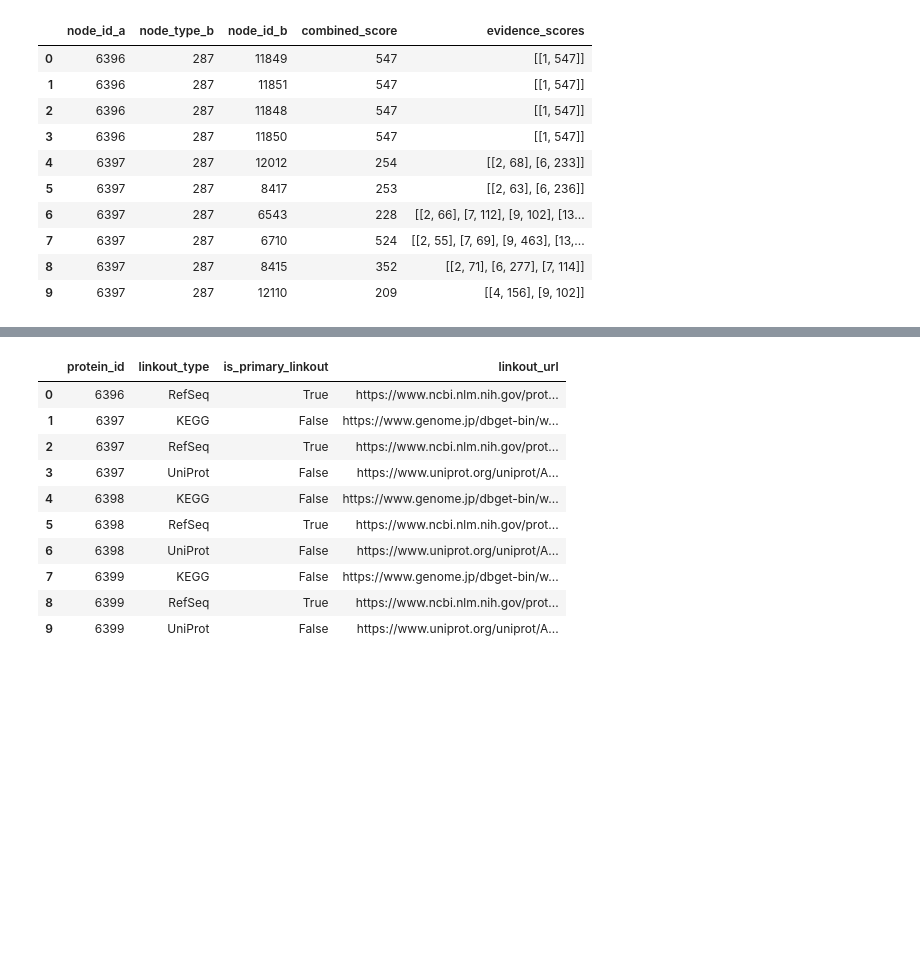
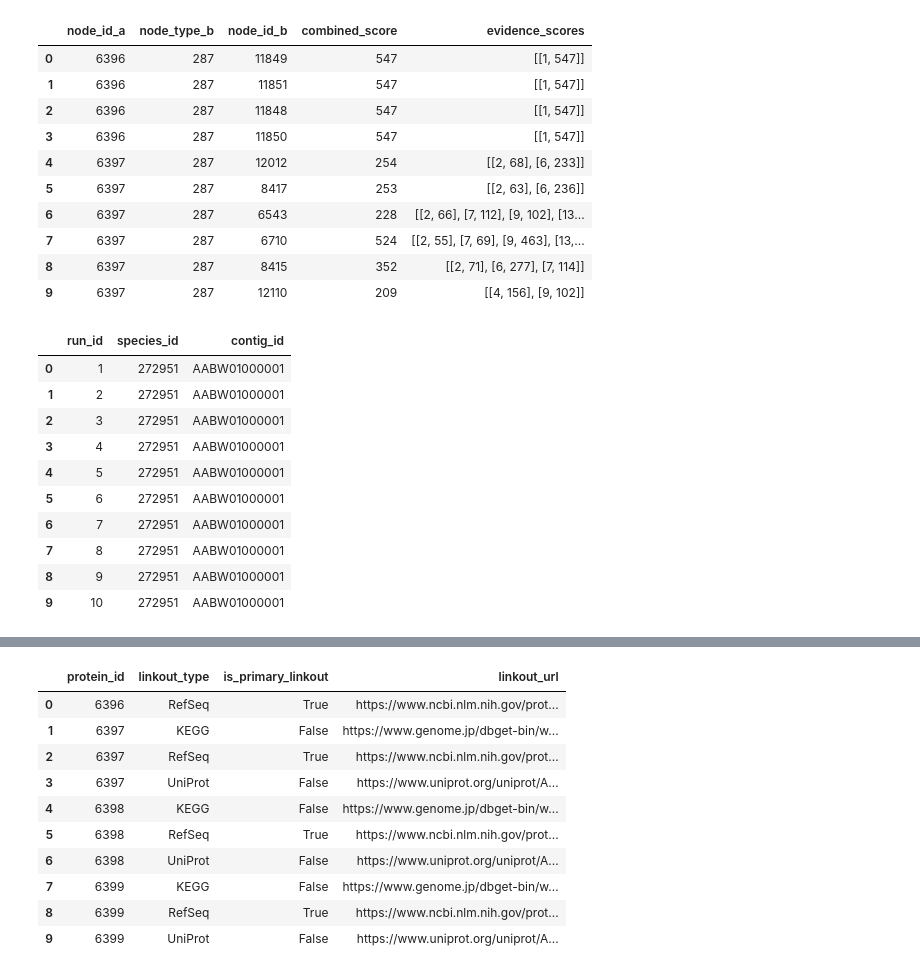
Before and after one commit to ahnty0122/Bioinfomatics, a Jupyter notebook: Pathway_analysis/PostgreSQL_connect.ipynb, the cells around one changed output, grey strips where cells are left out. Saved outputs shown, nothing was run; the diff lists cells and outputs as text; code cells hidden in the pictures; blank space fills up the shorter version.

```diff
--- a/PostgreSQL_connect.ipynb
+++ b/Pathway_analysis/PostgreSQL_connect.ipynb
@@ -221,3 +222,22 @@ my_df
 | 9 | 6397 | 287 | 12110 | 209 | [[4, 156], [9, 102]] |
 # %%
 #################################################### schema: items
+# %%
+# runs
+cur.execute("SELECT * FROM items.runs limit 10;")
+result = cur.fetchall()
+my_df = pd.DataFrame(result)
+my_df.columns = [desc[0] for desc in cur.description]
+my_df
+# %% [output]
+|  | run_id | species_id | contig_id |
+| 0 | 1 | 272951 | AABW01000001 |
+| 1 | 2 | 272951 | AABW01000001 |
+| 2 | 3 | 272951 | AABW01000001 |
+| 3 | 4 | 272951 | AABW01000001 |
+| 4 | 5 | 272951 | AABW01000001 |
+| 5 | 6 | 272951 | AABW01000001 |
+| 6 | 7 | 272951 | AABW01000001 |
+| 7 | 8 | 272951 | AABW01000001 |
+| 8 | 9 | 272951 | AABW01000001 |
+| 9 | 10 | 272951 | AABW01000001 |
```
Also changed, not shown: parts of 7 cells of this notebook, 4 other files.
